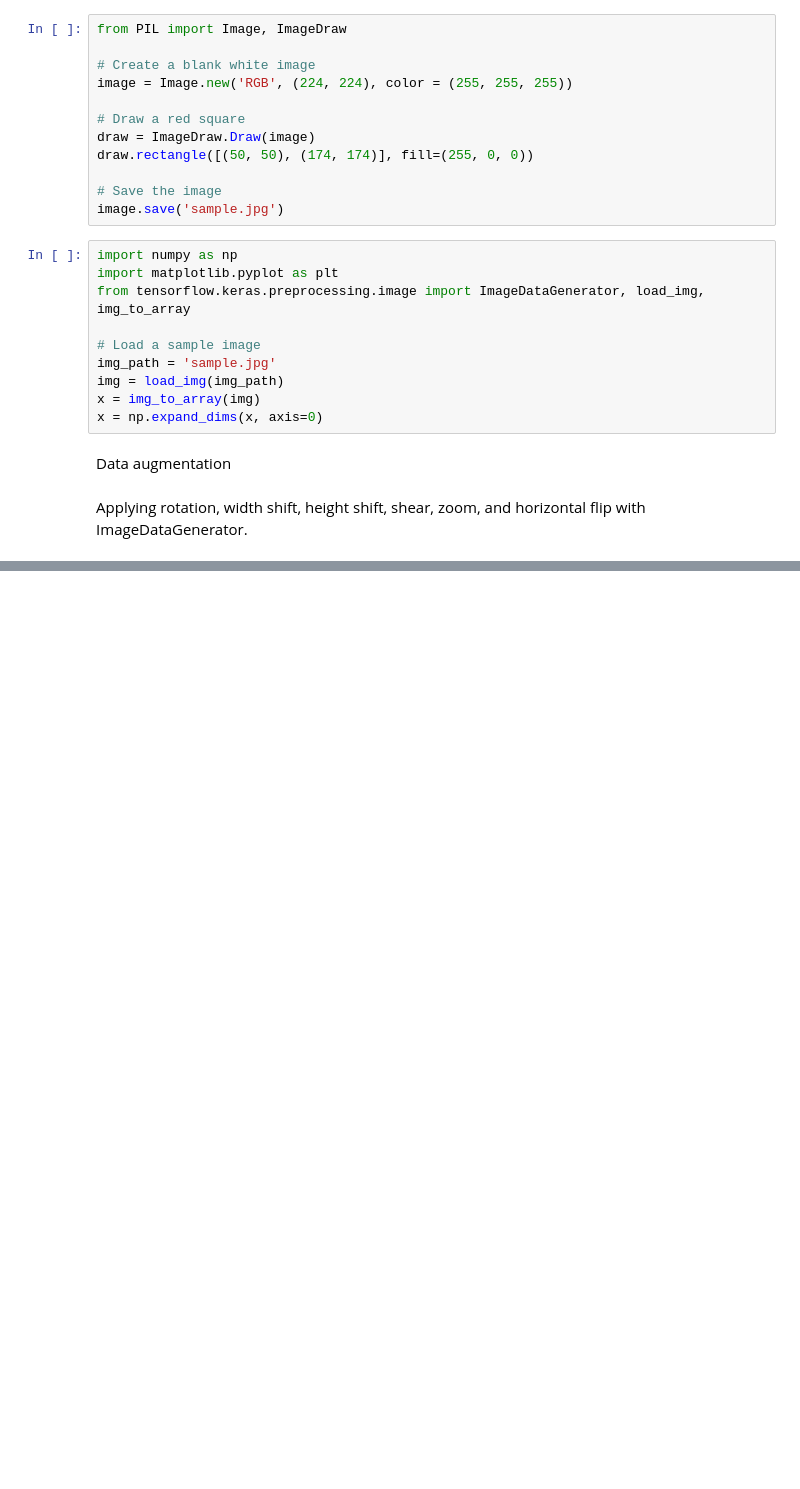
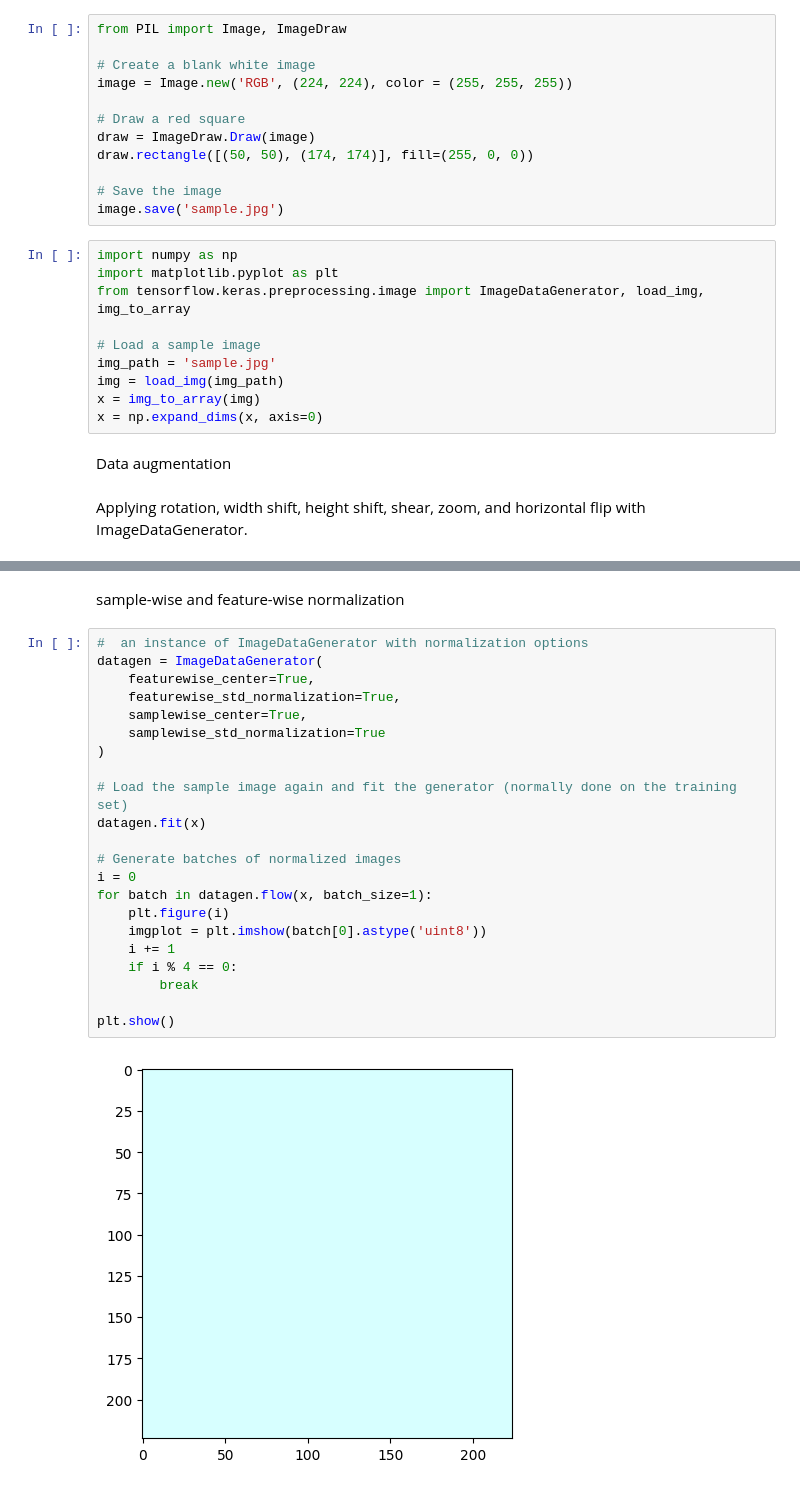
Before and after one commit to Helia-Karisani/Keras-dataAugmentation, a Jupyter notebook: Keras-dataAugmentation.ipynb, the cells around one changed output, grey strips where cells are left out. Saved outputs shown, nothing was run; the diff lists cells and outputs as text; blank space fills up the shorter version.

Commit message:
sample-wise, feature-wise normalization

```diff
--- a/Keras-dataAugmentation.ipynb
+++ b/Keras-dataAugmentation.ipynb
@@ -102,3 +102,29 @@ plt.show()
 [figure]
 [figure]
 [figure]
+# %% [markdown]
+sample-wise and feature-wise normalization
+# %%
+#  an instance of ImageDataGenerator with normalization options
+datagen = ImageDataGenerator(
+    featurewise_center=True,
+    featurewise_std_normalization=True,
+    samplewise_center=True,
+    samplewise_std_normalization=True
+)
+
+# Load the sample image again and fit the generator (normally done on the training set)
+datagen.fit(x)
+
+# Generate batches of normalized images
+i = 0
+for batch in datagen.flow(x, batch_size=1):
+    plt.figure(i)
+    imgplot = plt.imshow(batch[0].astype('uint8'))
+    i += 1
+    if i % 4 == 0:
+        break
+
+plt.show()
+# %% [output]
+[figure, added]
```
Also changed, not shown: parts of 2 cells of this notebook.
